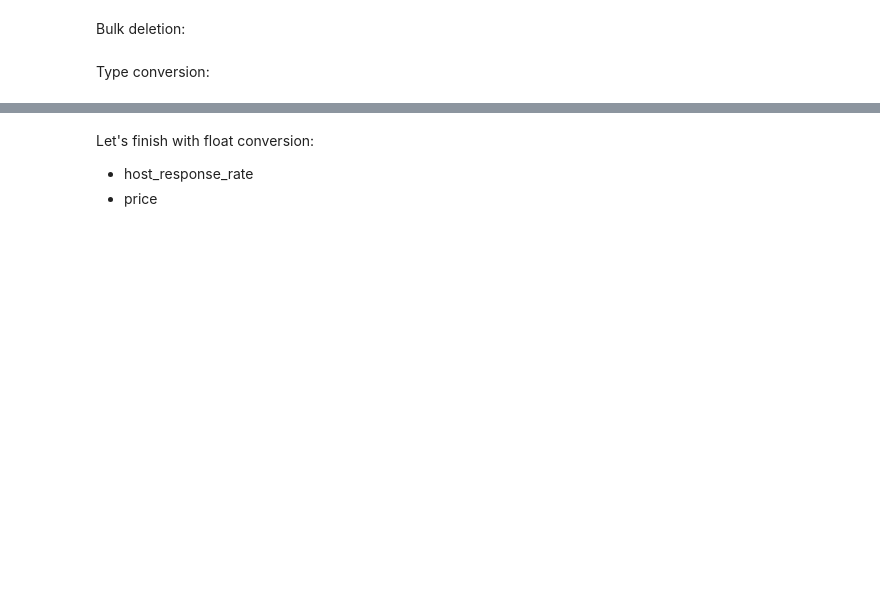
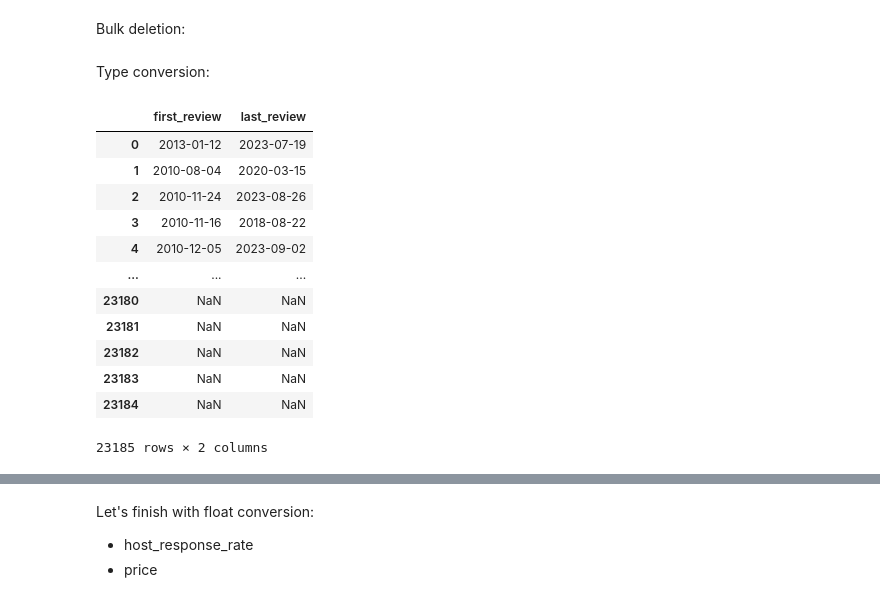
Before and after one commit to corjuela/airbnb-project, a Jupyter notebook: eda.ipynb, the cells around one changed output, grey strips where cells are left out. Cells and saved outputs as stored; diff of their text form; code cells hidden in the pictures; blank space fills up the shorter version.

```diff
--- a/eda.ipynb
+++ b/eda.ipynb
@@ -459,6 +460,22 @@ df_listings = df_listings.drop(['host_verifications', 'host_listings_count', 'ho
                    axis = 1)
 # %% [markdown]
 Type conversion:
+# %%
+df_listings[['first_review','last_review']]
+# %% [output]
+|  | first_review | last_review |
+| 0 | 2013-01-12 | 2023-07-19 |
+| 1 | 2010-08-04 | 2020-03-15 |
+| 2 | 2010-11-24 | 2023-08-26 |
+| 3 | 2010-11-16 | 2018-08-22 |
+| 4 | 2010-12-05 | 2023-09-02 |
+| ... | ... | ... |
+| 23180 | NaN | NaN |
+| 23181 | NaN | NaN |
+| 23182 | NaN | NaN |
+| 23183 | NaN | NaN |
+| 23184 | NaN | NaN |
+23185 rows × 2 columns
 # %%
 df_listings = df_listings.astype({
     'instant_bookable': 'bool',
```
Also changed, not shown: parts of 55 cells of this notebook.
